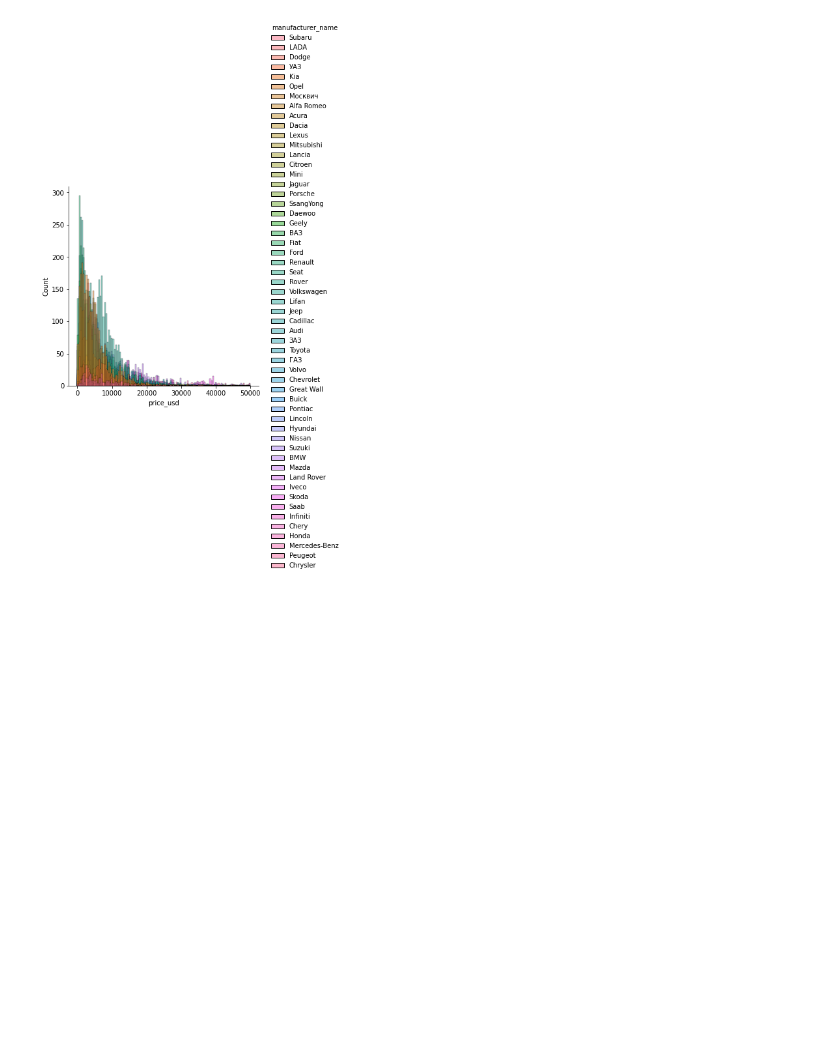
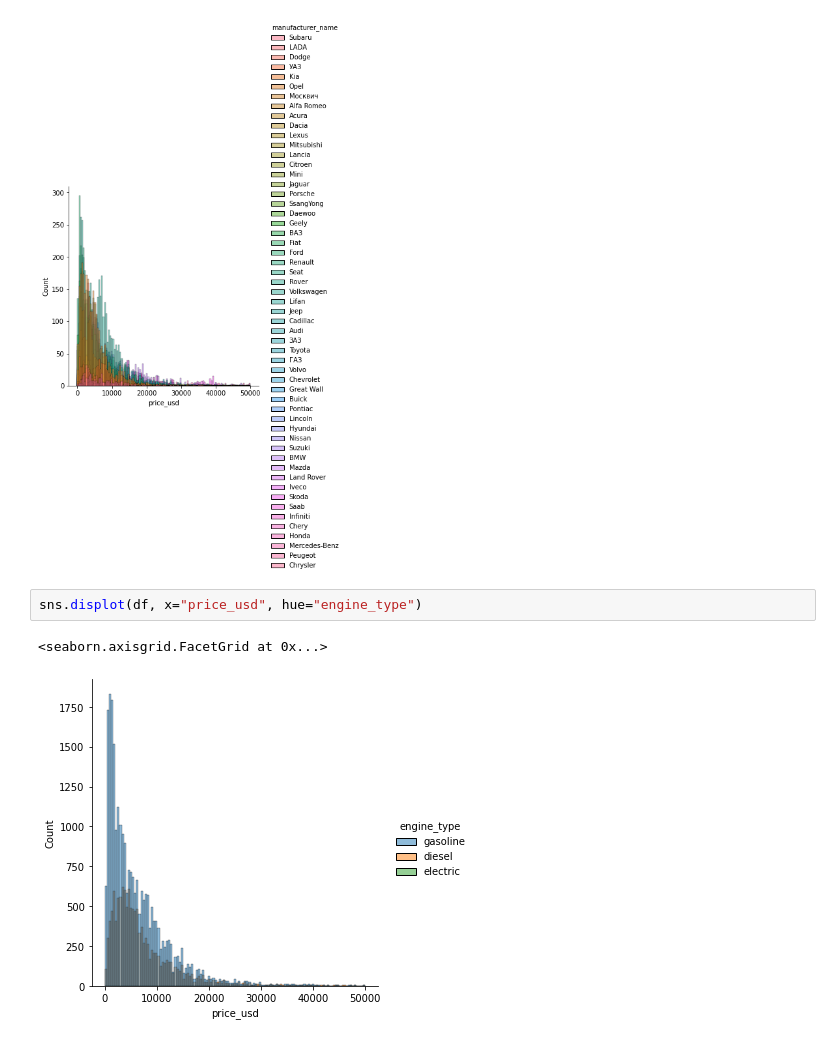
Before and after one commit to ian333/Estadistica_descriptiva, a Jupyter notebook: Medidas_de_tendencia_central.ipynb, the cells around one changed output. Drawn from its saved outputs; the diff is of its cells as text; blank space fills up the shorter version.

```diff
--- a/Medidas_de_tendencia_central.ipynb
+++ b/Medidas_de_tendencia_central.ipynb
@@ -49,3 +49,8 @@ sns.displot(df, x = 'price_usd', hue = 'manufacturer_name')
 # %% [output]
 <seaborn.axisgrid.FacetGrid at 0x...>
 [figure]
+# %%
+sns.displot(df, x="price_usd", hue="engine_type")
+# %% [output]
+<seaborn.axisgrid.FacetGrid at 0x...>
+[figure, added]
```
Also changed, not shown: parts of 5 cells of this notebook.
